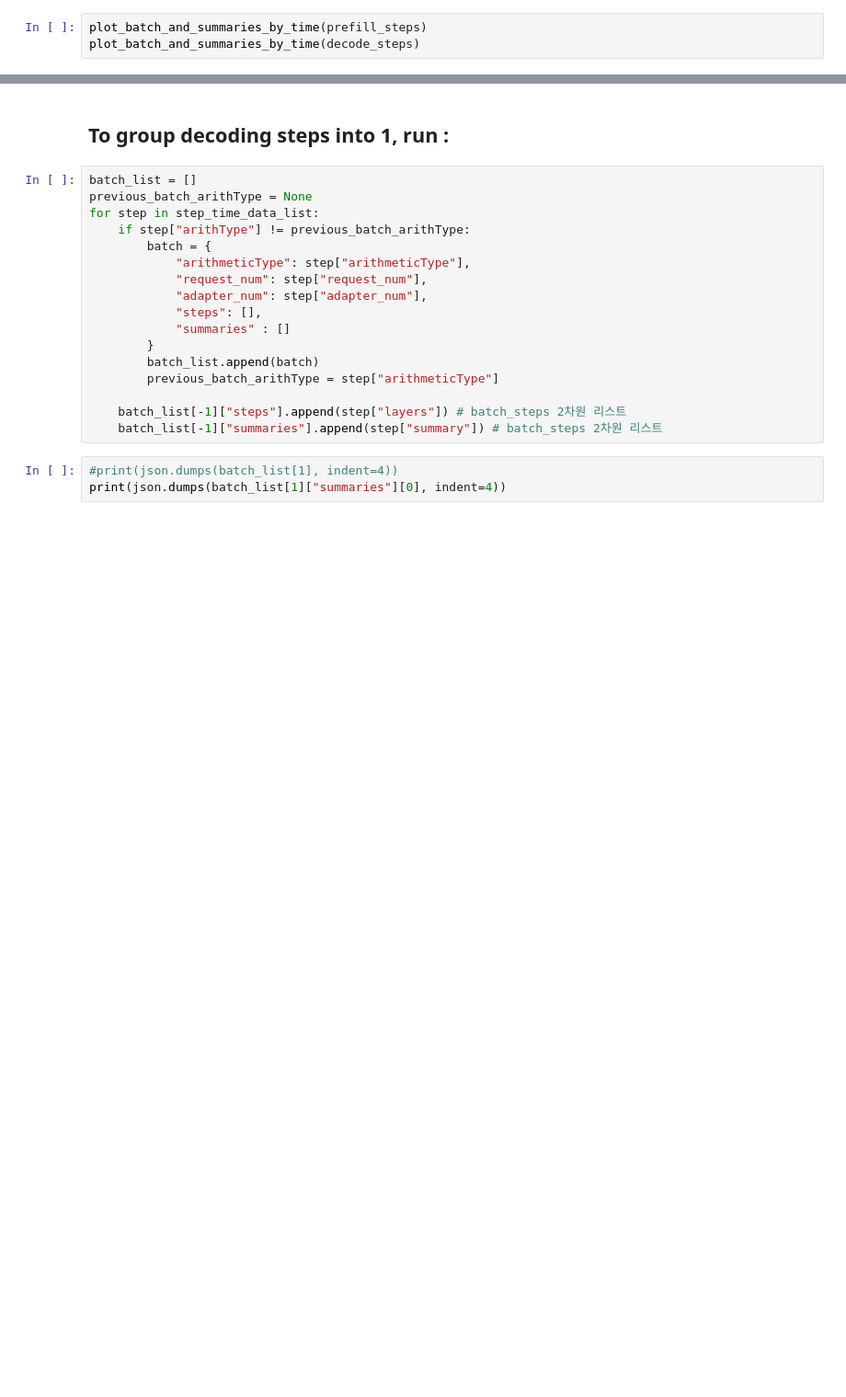
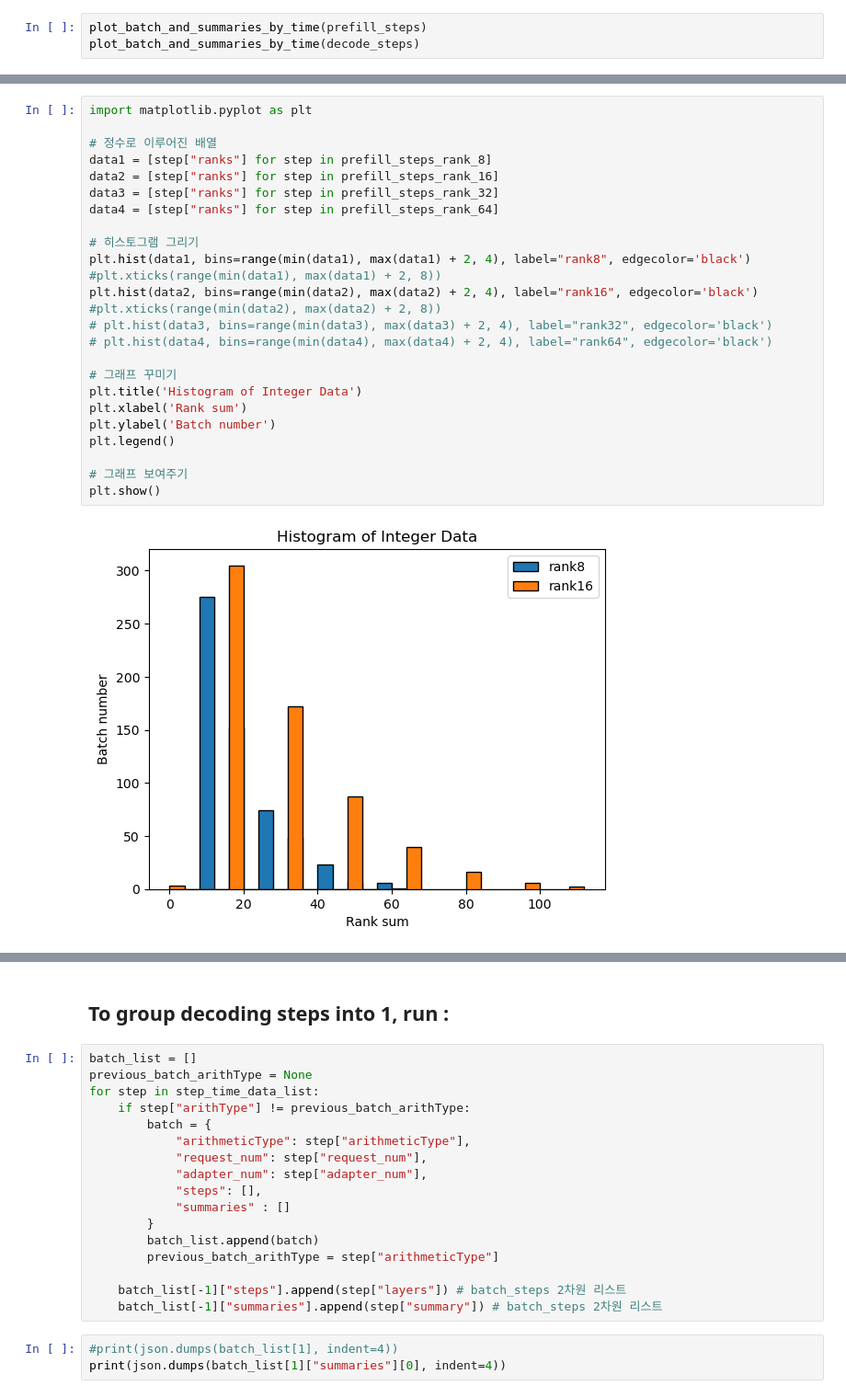
Before and after one commit to sgjeon194/S-LoRA_Analysis, a Jupyter notebook: Logs/timeDataParser.ipynb, the cells around one changed output, grey strips where cells are left out. Shown: that part at 92% size. Cells and saved outputs as stored; diff of their text form; blank space fills up the shorter version.

```diff
--- a/Logs/timeDataParser.ipynb
+++ b/Logs/timeDataParser.ipynb
@@ -503,3 +613,30 @@ plot_base_and_lora_relationship(prefill_steps)
+# %%
+import matplotlib.pyplot as plt
+
+# 정수로 이루어진 배열
+data1 = [step["ranks"] for step in prefill_steps_rank_8]
+data2 = [step["ranks"] for step in prefill_steps_rank_16]
+data3 = [step["ranks"] for step in prefill_steps_rank_32]
+data4 = [step["ranks"] for step in prefill_steps_rank_64]
+
+# 히스토그램 그리기
+plt.hist(data1, bins=range(min(data1), max(data1) + 2, 4), label="rank8", edgecolor='black')
+#plt.xticks(range(min(data1), max(data1) + 2, 8))
+plt.hist(data2, bins=range(min(data2), max(data2) + 2, 4), label="rank16", edgecolor='black')
+#plt.xticks(range(min(data2), max(data2) + 2, 8))
+# plt.hist(data3, bins=range(min(data3), max(data3) + 2, 4), label="rank32", edgecolor='black')
+# plt.hist(data4, bins=range(min(data4), max(data4) + 2, 4), label="rank64", edgecolor='black')
+
+# 그래프 꾸미기
+plt.title('Histogram of Integer Data')
+plt.xlabel('Rank sum')
+plt.ylabel('Batch number')
+plt.legend()
+
+# 그래프 보여주기
+plt.show()
+# %% [output]
+[figure, added]
 # %%
 def plot_rank_and_lora_relationship(step_list):
 
```
Also changed, not shown: parts of 38 cells of this notebook.
